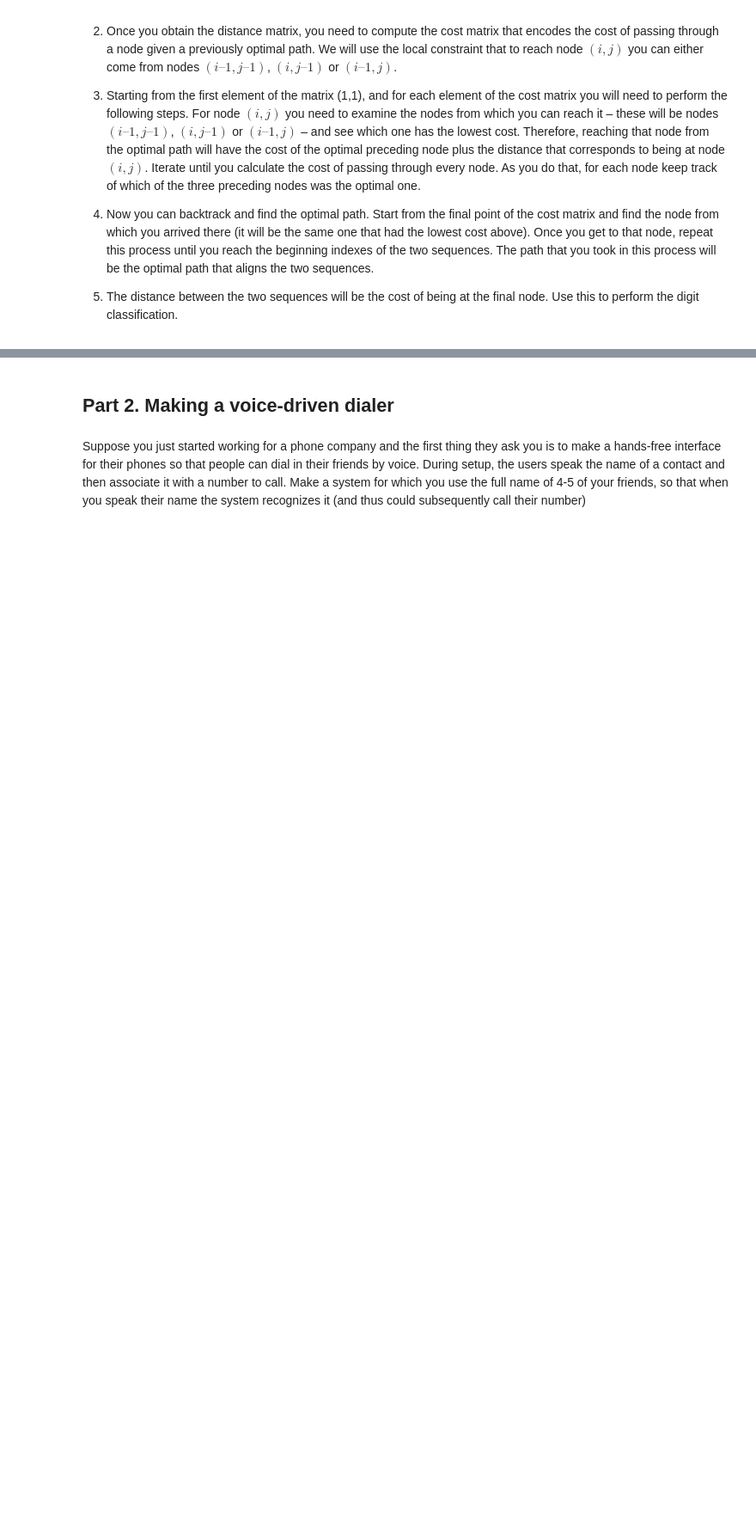
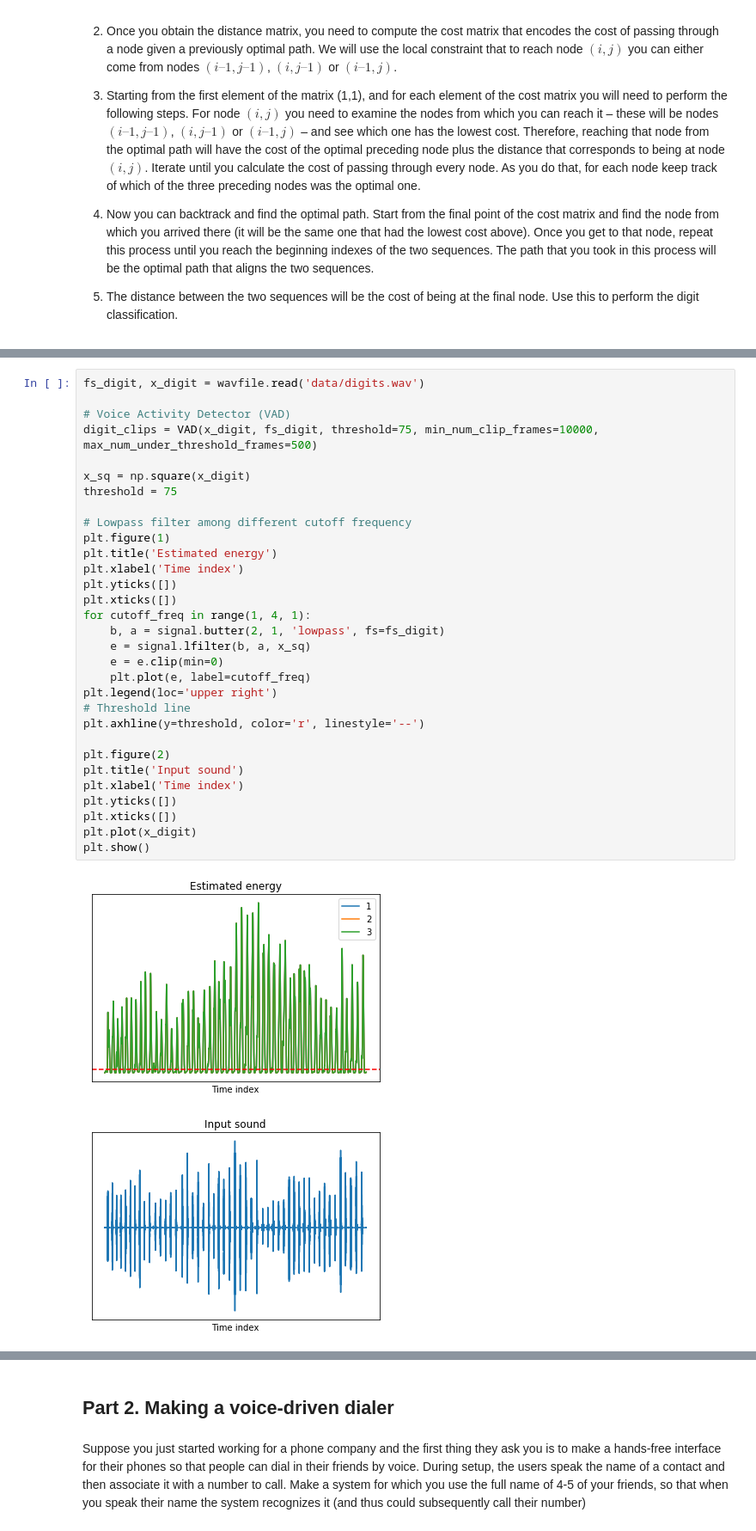
Before and after one commit to taiyingchen/CS498PS, a Jupyter notebook: Lab_10.ipynb, the cells around one changed output, grey strips where cells are left out. Shown at 86% size. Saved outputs shown, nothing was run; the diff lists cells and outputs as text; blank space fills up the shorter version.

```diff
--- a/Lab_10.ipynb
+++ b/Lab_10.ipynb
@@ -27,0 +114,34 @@ raise NotImplementedError()
+# %%
+fs_digit, x_digit = wavfile.read('data/digits.wav')
+
+# Voice Activity Detector (VAD)
+digit_clips = VAD(x_digit, fs_digit, threshold=75, min_num_clip_frames=10000, max_num_under_threshold_frames=500)
+
+x_sq = np.square(x_digit)
+threshold = 75
+
+# Lowpass filter among different cutoff frequency
+plt.figure(1)
+plt.title('Estimated energy')
+plt.xlabel('Time index')
+plt.yticks([])
+plt.xticks([])
+for cutoff_freq in range(1, 4, 1):
+    b, a = signal.butter(2, 1, 'lowpass', fs=fs_digit)
+    e = signal.lfilter(b, a, x_sq)
+    e = e.clip(min=0)
+    plt.plot(e, label=cutoff_freq)
+plt.legend(loc='upper right')
+# Threshold line
+plt.axhline(y=threshold, color='r', linestyle='--')
+
+plt.figure(2)
+plt.title('Input sound')
+plt.xlabel('Time index')
+plt.yticks([])
+plt.xticks([])
+plt.plot(x_digit)
+plt.show()
+# %% [output]
+[figure, added]
+[figure, added]
```
Also changed, not shown: parts of 13 cells of this notebook.
